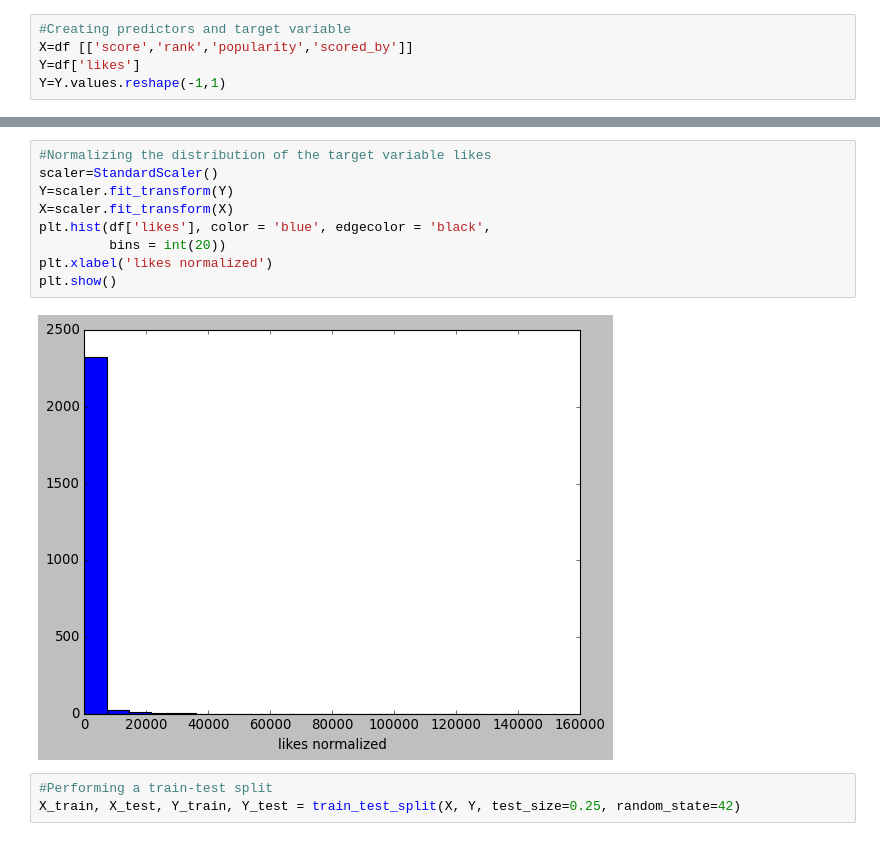
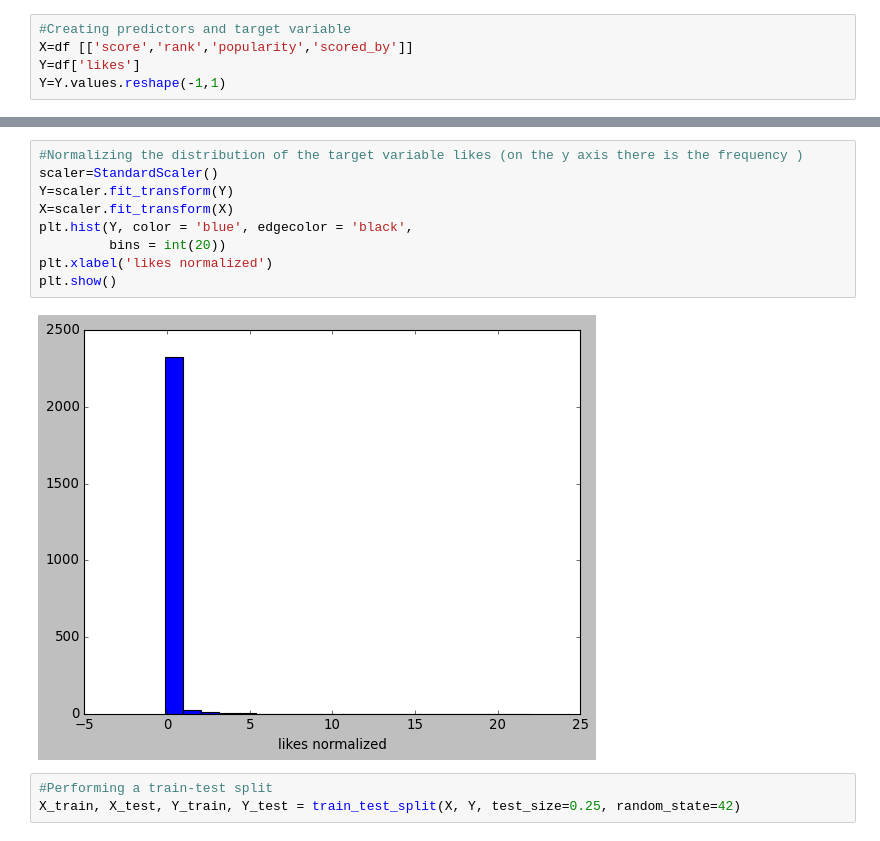
Before and after one commit to RobertoColangelo/Data-Science, a Jupyter notebook: Part_2_project.ipynb, the cells around one changed output, grey strips where cells are left out. Saved outputs shown, nothing was run; the diff lists cells and outputs as text.

```diff
--- a/Part_2_project.ipynb
+++ b/Part_2_project.ipynb
@@ -144,14 +145,14 @@ Y=Y.values.reshape(-1,1)
 # %%
-#Normalizing the distribution of the target variable likes
+#Normalizing the distribution of the target variable likes (on the y axis there is the frequency )
 scaler=StandardScaler()
 Y=scaler.fit_transform(Y)
 X=scaler.fit_transform(X)
-plt.hist(df['likes'], color = 'blue', edgecolor = 'black',
+plt.hist(Y, color = 'blue', edgecolor = 'black',
          bins = int(20))
 plt.xlabel('likes normalized')
 plt.show()
 # %% [output]
-[figure, old version]
+[figure, new version]
 # %%
 #Performing a train-test split
 X_train, X_test, Y_train, Y_test = train_test_split(X, Y, test_size=0.25, random_state=42)
```
Also changed, not shown: parts of 7 cells of this notebook.
